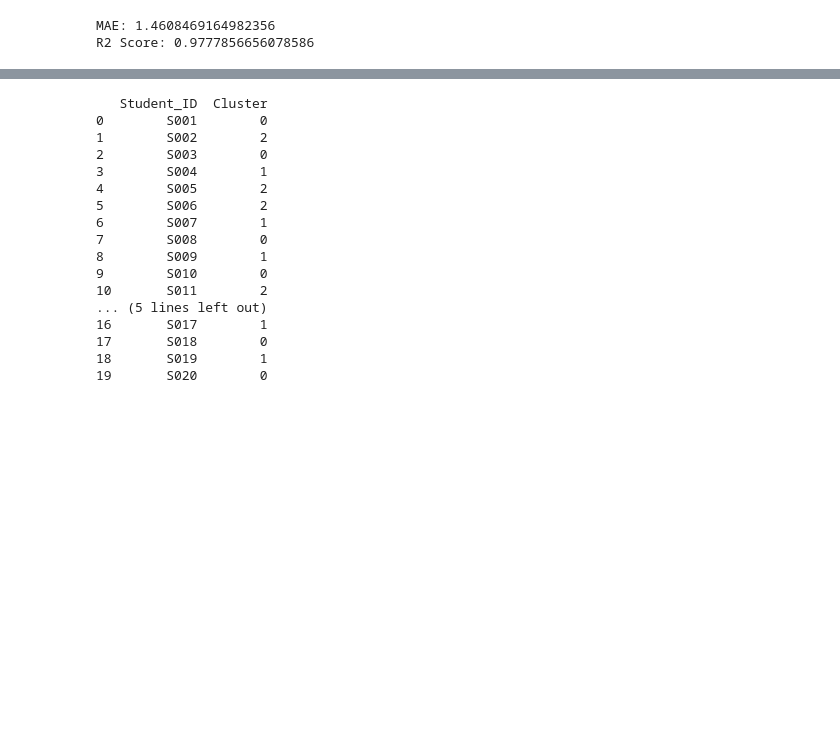
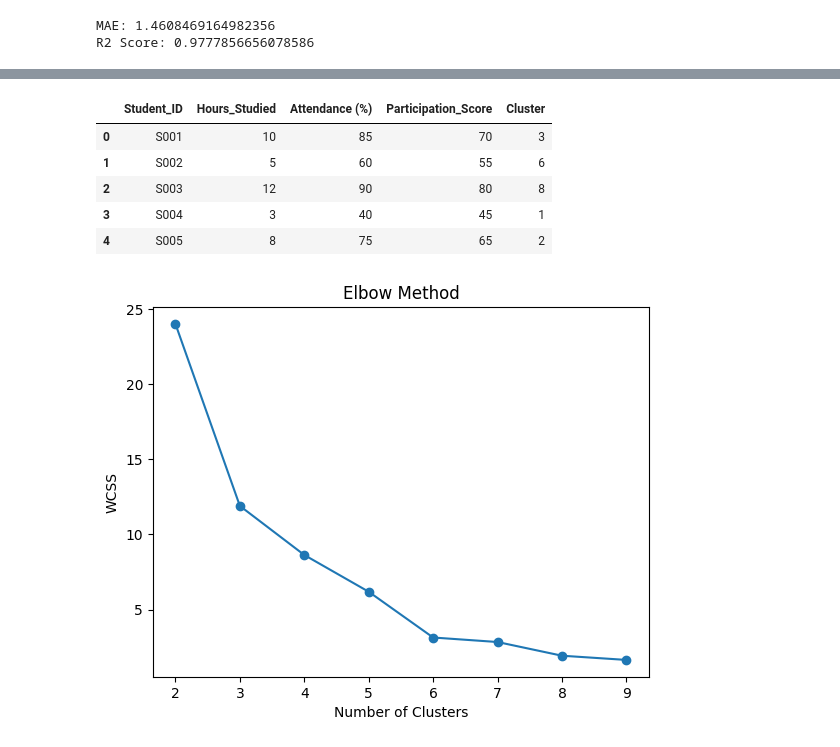
Before and after one commit to SatyamThakur0/28_February, a Jupyter notebook: student_success&career_path_prediction.ipynb, the cells around one changed output, grey strips where cells are left out. Cells and saved outputs as stored; diff of their text form; code cells hidden in the pictures; blank space fills up the shorter version.

```diff
--- a/student_success&career_path_prediction.ipynb
+++ b/student_success&career_path_prediction.ipynb
@@ -13,0 +23,18 @@
+# %%
+# Load dataset
+df = pd.DataFrame({
+    'Student_ID':               ['S001','S002','S003','S004','S005','S006','S007','S008','S009','S010',
+                                    'S011','S012','S013','S014','S015','S016','S017','S018','S019','S020'],
+    'Hours_Studied':            [10,5,12,3,8,6,2,11,4,9,7,1,13,6,4,10,5,12,3,9],
+    'Attendance (%)':           [85,60,90,40,75,65,30,88,50,80,72,25,92,60,45,87,55,91,35,82],
+    'Assignments_Submitted':    [8,5,9,3,7,6,2,9,4,8,6,1,10,5,3,8,4,9,2,8],
+    'Previous_Sem_GPA':         [3.2,2.5,3.8,2.0,3.0,2.7,1.8,3.5,2.2,3.1,2.9,1.5,3.9,2.6,2.1,3.4,2.3,3.7,1.9,3.2],
+    'Participation_Score':      [70,55,80,45,65,60,40,75,50,68,63,35,85,58,48,72,52,78,42,70],
+    'Final_Exam_Score':         [78,55,88,45,70,60,40,82,50,75,68,35,90,58,48,80,52,85,42,77],
+    'Pass_Fail':                ['Pass','Fail','Pass','Fail','Pass','Pass','Fail','Pass','Fail','Pass',
+                                    'Pass','Fail','Pass','Pass','Fail','Pass','Fail','Pass','Fail','Pass'],
+    'Career_Readiness_Score':   [65,40,75,35,60,55,25,70,45,62,58,20,80,50,38,68,42,72,30,64],
+    'Age':                      [20,21,22,19,23,20,21,22,19,20,21,19,22,20,21,23,19,22,20,21],
+    'Gender':                   ['Female','Male','Female','Male','Female','Male','Female','Male','Female','Male',
+                                    'Female','Male','Female','Male','Female','Male','Female','Male','Female','Male']
+})
@@ -14,15 +56,4 @@
 # %%
-#1. Regression: Predict Final Exam Score
-import pandas as pd
-from sklearn.model_selection import train_test_split
-from sklearn.linear_model import LinearRegression
-from sklearn.metrics import mean_absolute_error, r2_score
-from sklearn.cluster import KMeans
-from sklearn.preprocessing import StandardScaler
-
-# Load dataset
-df = pd.read_csv("Student Success & Career Path.csv")
-
 # Select features and target
 X = df[["Hours_Studied", "Attendance (%)", "Assignments_Submitted","Previous_Sem_GPA", "Participation_Score", "Age"]]
 y = df["Final_Exam_Score"]
@@ -76,24 +108,24 @@ weighted avg       0.56      0.75      0.64         4
 features = df[["Hours_Studied", "Attendance (%)", "Assignments_Submitted","Previous_Sem_GPA", "Participation_Score"]]
 scaler = StandardScaler()
 scaled_features = scaler.fit_transform(features)
-kmeans = KMeans(n_clusters=3, random_state=42)
-df["Cluster"] = kmeans.fit_predict(scaled_features)
-print(df[["Student_ID", "Cluster"]])
+wcss = []
+for k in range(2, 10):
+    kmeans = KMeans(n_clusters=k, random_state=42)
+    df["Cluster"] = kmeans.fit_predict(scaled_features)
+    wcss.append(kmeans.inertia_)
+df[["Student_ID", "Hours_Studied","Attendance (%)", "Participation_Score", "Cluster"]].head()
 # %% [output]
-   Student_ID  Cluster
-0        S001        0
-1        S002        2
-2        S003        0
-3        S004        1
-4        S005        2
-5        S006        2
-6        S007        1
-7        S008        0
-8        S009        1
-9        S010        0
-10       S011        2
-... (5 lines left out)
-16       S017        1
-17       S018        0
-18       S019        1
-19       S020        0
+|  | Student_ID | Hours_Studied | Attendance (%) | Participation_Score | Cluster |
+| 0 | S001 | 10 | 85 | 70 | 3 |
+| 1 | S002 | 5 | 60 | 55 | 6 |
+| 2 | S003 | 12 | 90 | 80 | 8 |
+| 3 | S004 | 3 | 40 | 45 | 1 |
+| 4 | S005 | 8 | 75 | 65 | 2 |
+# %%
+plt.plot(range(2,10), wcss, marker='o')
+plt.title("Elbow Method")
+plt.xlabel("Number of Clusters")
+plt.ylabel("WCSS")
+plt.show()
+# %% [output]
+[figure, added]
```
Also changed, not shown: parts of 6 cells of this notebook, 1 other file.
